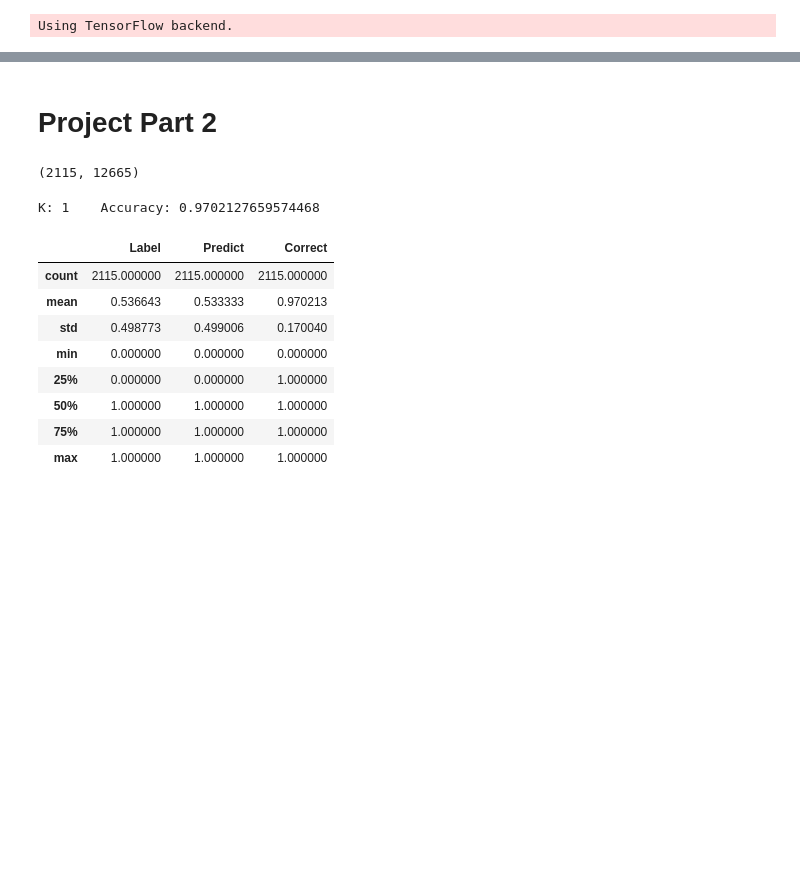
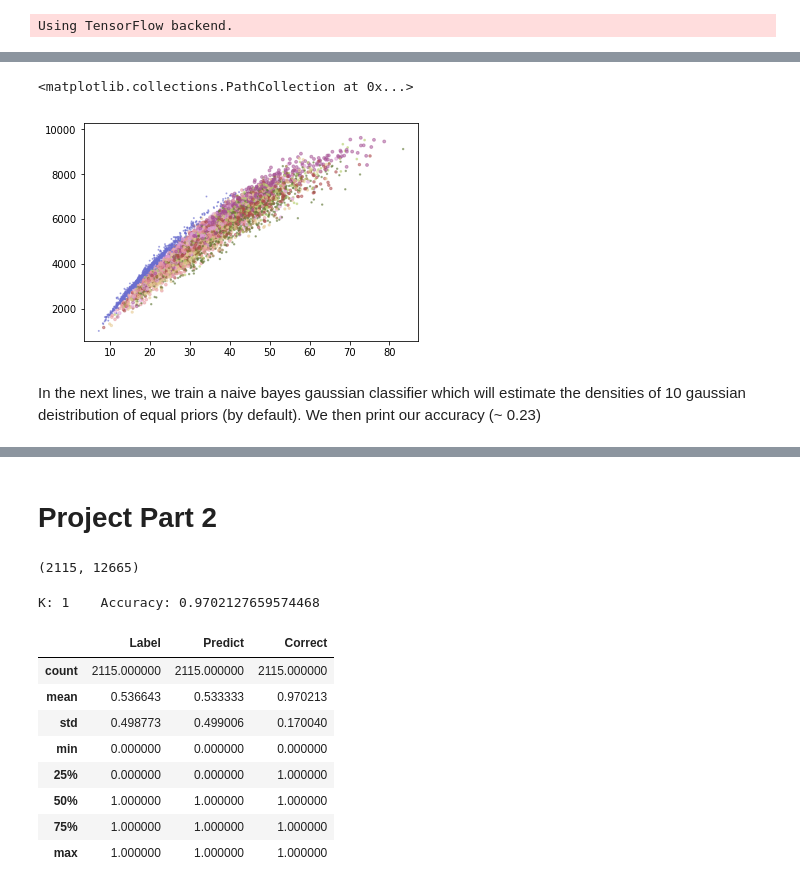
Before and after one commit to Nydhal/Notebooks, a Jupyter notebook: FSL_CSE569_Project_part2.ipynb, the cells around one changed output, grey strips where cells are left out. Saved outputs shown, nothing was run; the diff lists cells and outputs as text; code cells hidden in the pictures; blank space fills up the shorter version.

```diff
--- a/FSL_CSE569_Project_part2.ipynb
+++ b/FSL_CSE569_Project_part2.ipynb
@@ -12,0 +76,8 @@ Using TensorFlow backend.
+# %%
+plt.scatter(mean_test,var_test,c=y_test,s=y_test,alpha=0.5,cmap='tab20b')
+# %% [output]
+<matplotlib.collections.PathCollection at 0x...>
+[figure, added]
+# %% [markdown]
+In the next lines, we train a naive bayes gaussian classifier which will estimate the densities of 10 gaussian deistribution of equal priors (by default).
+We then print our accuracy (~ 0.23)
```
Also changed, not shown: parts of 21 cells of this notebook.
